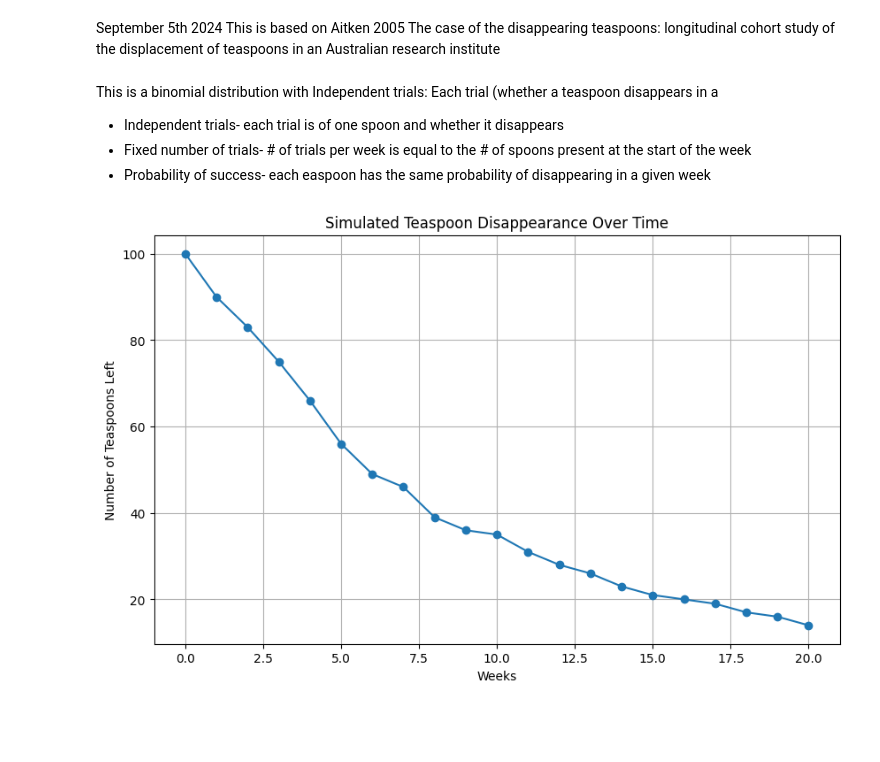
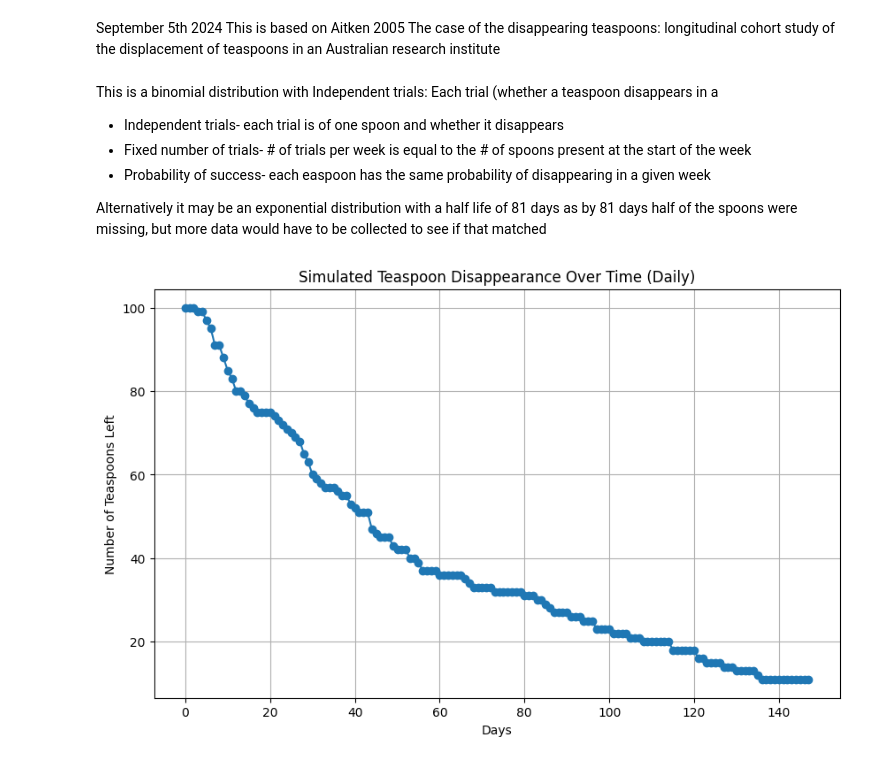
Before and after one commit to hansgura/NGG6050, a Jupyter notebook: Simulating_the_case_of_the_missing_spoons.ipynb, the cells around one changed output. Saved outputs shown, nothing was run; the diff lists cells and outputs as text; code cells hidden in the pictures; blank space fills up the shorter version.

```diff
--- a/Simulating_the_case_of_the_missing_spoons.ipynb
+++ b/Simulating_the_case_of_the_missing_spoons.ipynb
@@ -14,24 +14,29 @@ Independent trials: Each trial (whether a teaspoon disappears in a
 *   Independent trials- each trial is of one spoon and whether it disappears
 *   Fixed number of trials- # of trials per week is equal to the # of spoons present at the start of the week
 *   Probability of success- each easpoon has the same probability of disappearing in a given week
+
+Alternatively it may be an exponential distribution with a half life of 81 days as by 81 days half of the spoons were missing, but more data would have to be collected to see if that matched
 # %%
 # Parameters
 initial_teaspoons = 100  # Starting number of teaspoons
-weeks = 20  # Duration of the study in weeks
-disappearance_prob = 0.10  # Probability of a teaspoon disappearing each week
+days = 147  # Duration of the study in days (20 weeks = 140 days)
+disappearance_prob_weekly = 0.10  # Probability of a teaspoon disappearing each week
 
-# Simulate the number of teaspoons left each week
+# Calculate daily disappearance probability
+disappearance_prob_daily = 1 - (1 - disappearance_prob_weekly) ** (1 / 7)
+
+# Simulate the number of teaspoons left each day
 teaspoons_left = [initial_teaspoons]
-for week in range(1, weeks + 1):
-    teaspoons_left.append(teaspoons_left[-1] - np.random.binomial(teaspoons_left[-1], disappearance_prob))
+for day in range(1, days + 1):
+    teaspoons_left.append(teaspoons_left[-1] - np.random.binomial(teaspoons_left[-1], disappearance_prob_daily))
 
 # Plot the results
 plt.figure(figsize=(10,6))
-plt.plot(range(weeks + 1), teaspoons_left, marker='o')
-plt.title('Simulated Teaspoon Disappearance Over Time')
-plt.xlabel('Weeks')
+plt.plot(range(days + 1), teaspoons_left, marker='o')
+plt.title('Simulated Teaspoon Disappearance Over Time (Daily)')
+plt.xlabel('Days')
 plt.ylabel('Number of Teaspoons Left')
 plt.grid(True)
 plt.show()
 # %% [output]
-[figure, old version]
+[figure, new version]
```
Also changed, not shown: parts of 2 cells of this notebook.
